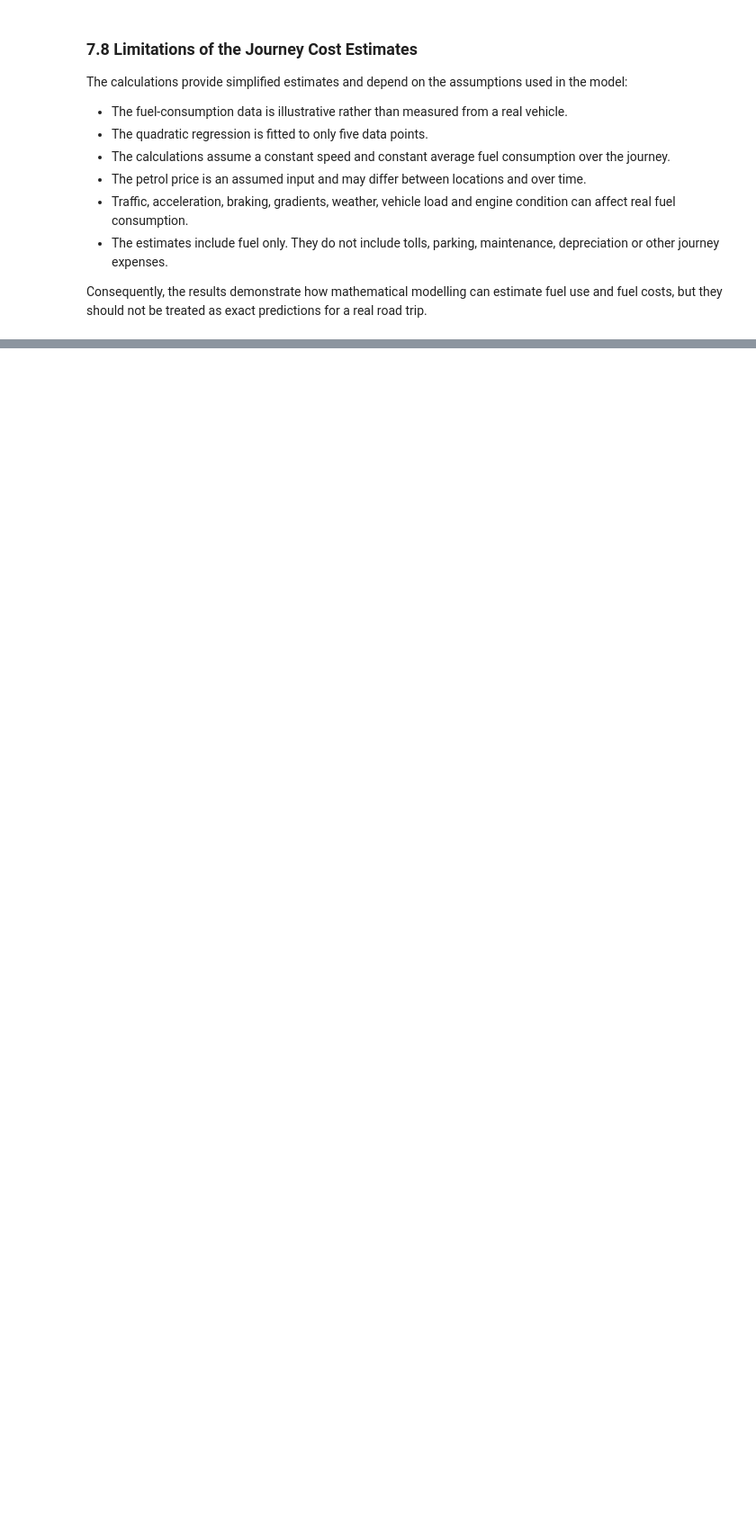
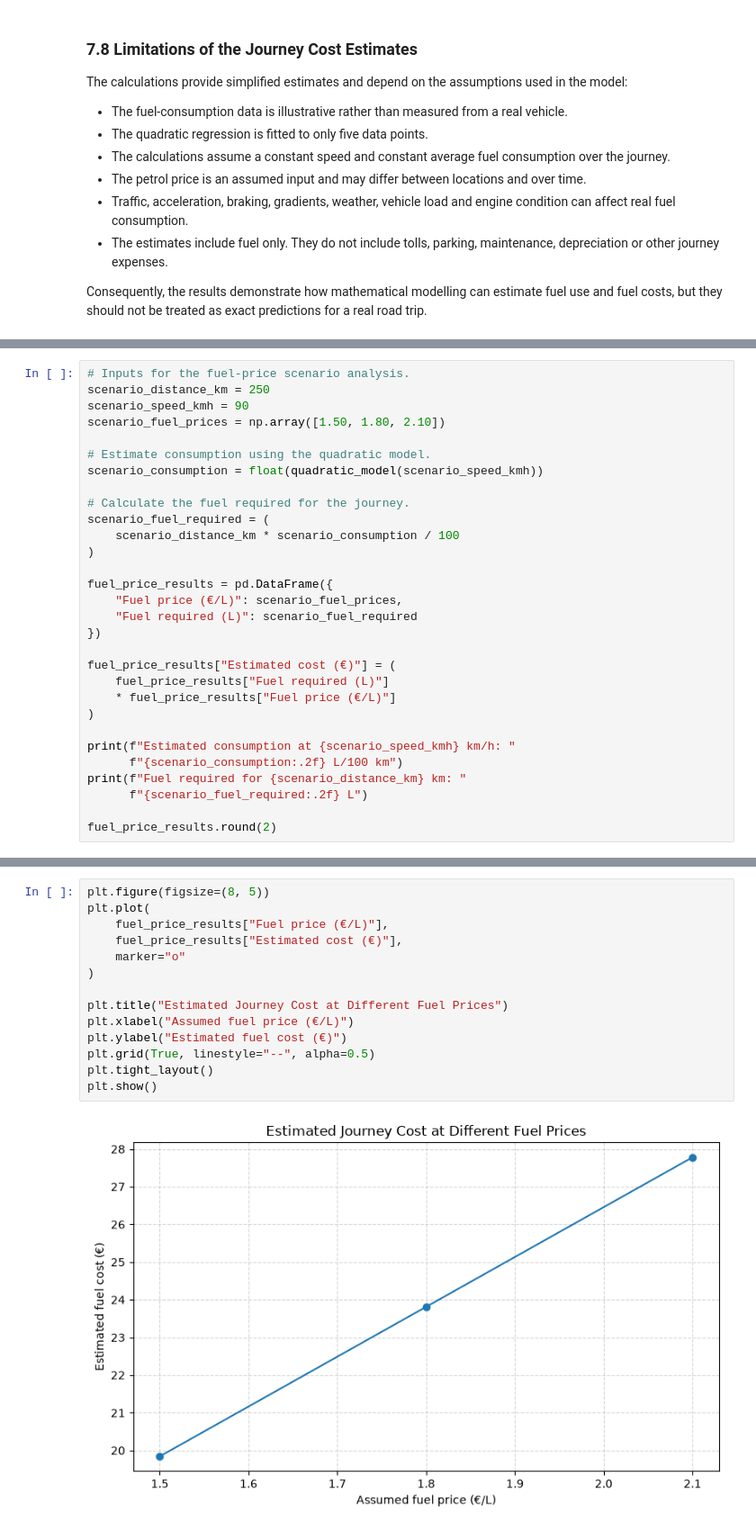
Before and after one commit to PoloPulseNiko/Math_Concepts_For_Developers_Exam, a Jupyter notebook: fuel_consumption_project.ipynb, the cells around one changed output, grey strips where cells are left out. Shown at 90% size. Saved outputs shown, nothing was run; the diff lists cells and outputs as text; blank space fills up the shorter version.

Commit message:
Added chapter 9: Scenario Analysis and Practical Applications

```diff
--- a/fuel_consumption_project.ipynb
+++ b/fuel_consumption_project.ipynb
@@ -1140,0 +1179,30 @@ The cross-validation results therefore compare the two models' behaviour on the
+# %%
+# Inputs for the fuel-price scenario analysis.
+scenario_distance_km = 250
+scenario_speed_kmh = 90
+scenario_fuel_prices = np.array([1.50, 1.80, 2.10])
+
+# Estimate consumption using the quadratic model.
+scenario_consumption = float(quadratic_model(scenario_speed_kmh))
+
+# Calculate the fuel required for the journey.
+scenario_fuel_required = (
+    scenario_distance_km * scenario_consumption / 100
+)
+
+fuel_price_results = pd.DataFrame({
+    "Fuel price (€/L)": scenario_fuel_prices,
+    "Fuel required (L)": scenario_fuel_required
+})
+
+fuel_price_results["Estimated cost (€)"] = (
+    fuel_price_results["Fuel required (L)"]
+    * fuel_price_results["Fuel price (€/L)"]
+)
+
+print(f"Estimated consumption at {scenario_speed_kmh} km/h: "
+      f"{scenario_consumption:.2f} L/100 km")
+print(f"Fuel required for {scenario_distance_km} km: "
+      f"{scenario_fuel_required:.2f} L")
+
+fuel_price_results.round(2)
@@ -1140,0 +1220,16 @@ The cross-validation results therefore compare the two models' behaviour on the
+# %%
+plt.figure(figsize=(8, 5))
+plt.plot(
+    fuel_price_results["Fuel price (€/L)"],
+    fuel_price_results["Estimated cost (€)"],
+    marker="o"
+)
+
+plt.title("Estimated Journey Cost at Different Fuel Prices")
+plt.xlabel("Assumed fuel price (€/L)")
+plt.ylabel("Estimated fuel cost (€)")
+plt.grid(True, linestyle="--", alpha=0.5)
+plt.tight_layout()
+plt.show()
+# %% [output]
+[figure, added]
```
Also changed, not shown: parts of 39 cells of this notebook.
